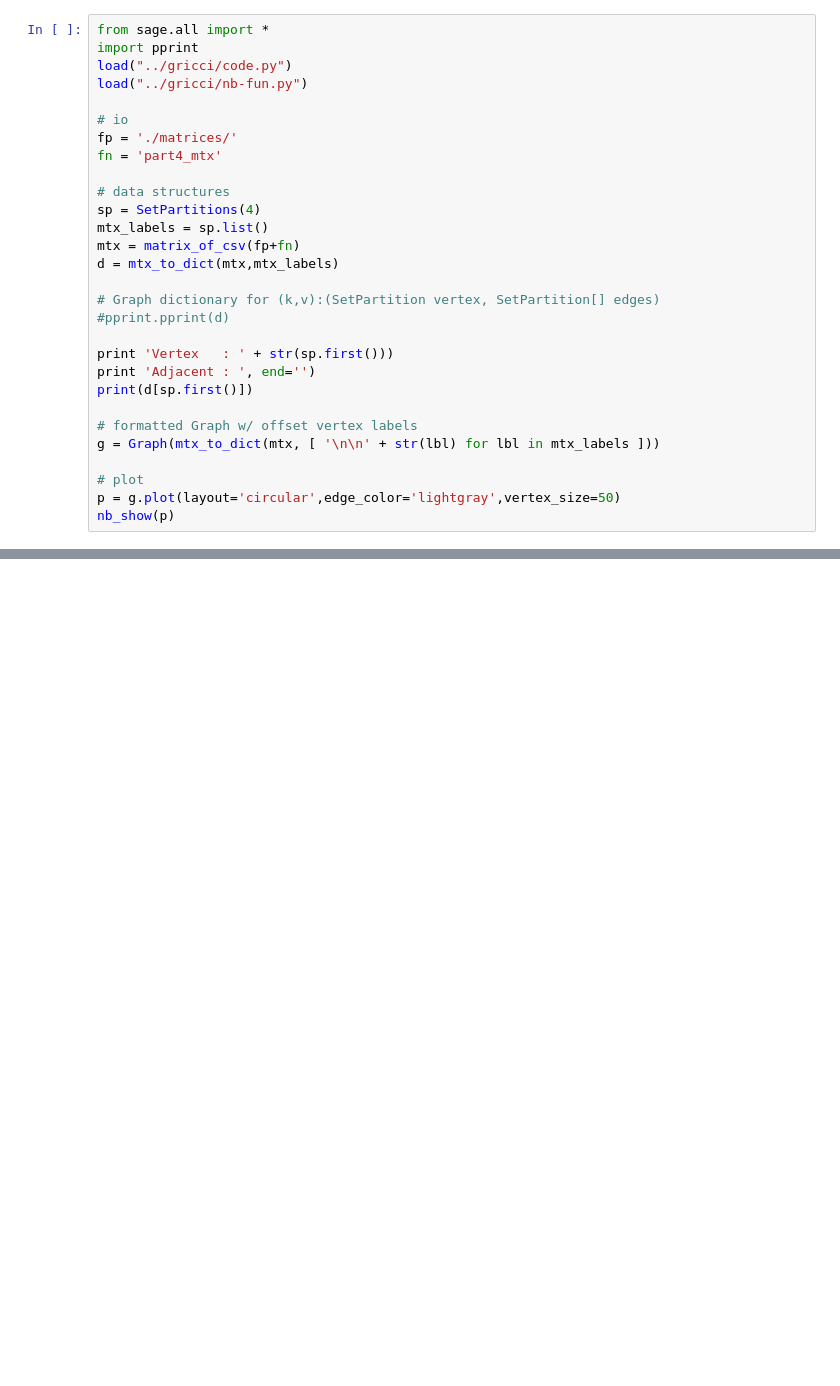
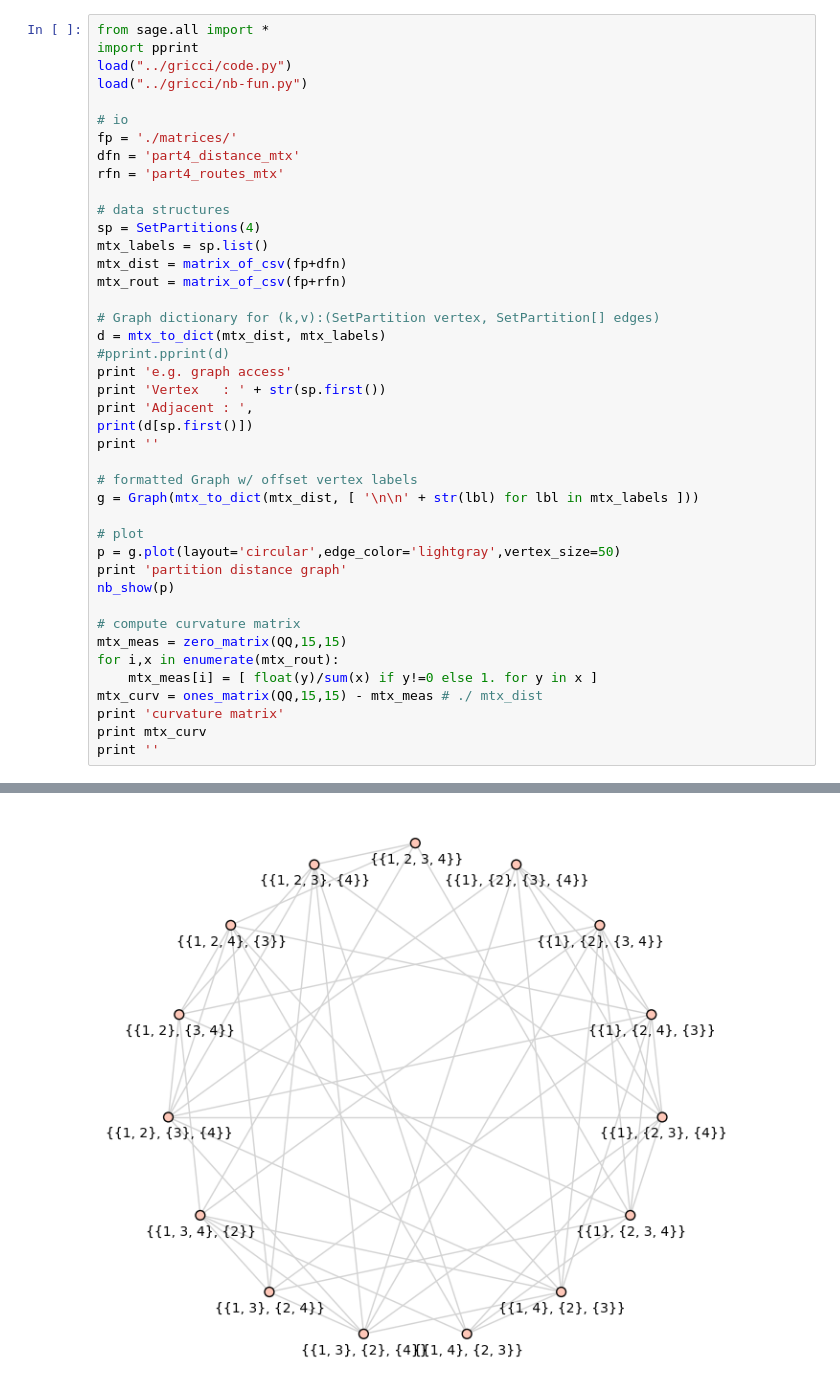
Before and after one commit to matsengrp/curvature, a Jupyter notebook: part-fun.ipynb, the cells around one changed output, grey strips where cells are left out. Cells and saved outputs as stored; diff of their text form; blank space fills up the shorter version.

Commit message:
first stab at partition curvatures

```diff
--- a/part-fun.ipynb
+++ b/part-fun.ipynb
@@ -6,25 +6,38 @@ load("../gricci/nb-fun.py")
 
 # io
 fp = './matrices/'
-fn = 'part4_mtx'
+dfn = 'part4_distance_mtx'
+rfn = 'part4_routes_mtx'
 
 # data structures
 sp = SetPartitions(4)
 mtx_labels = sp.list()
-mtx = matrix_of_csv(fp+fn)
-d = mtx_to_dict(mtx,mtx_labels)
+mtx_dist = matrix_of_csv(fp+dfn)
+mtx_rout = matrix_of_csv(fp+rfn)
 
 # Graph dictionary for (k,v):(SetPartition vertex, SetPartition[] edges)
+d = mtx_to_dict(mtx_dist, mtx_labels)
 #pprint.pprint(d)
-
-print 'Vertex   : ' + str(sp.first()))
-print 'Adjacent : ', end='')
+print 'e.g. graph access'
+print 'Vertex   : ' + str(sp.first())
+print 'Adjacent : ',
 print(d[sp.first()])
+print ''
 
 # formatted Graph w/ offset vertex labels
-g = Graph(mtx_to_dict(mtx, [ '\n\n' + str(lbl) for lbl in mtx_labels ]))
+g = Graph(mtx_to_dict(mtx_dist, [ '\n\n' + str(lbl) for lbl in mtx_labels ]))
 
 # plot
 p = g.plot(layout='circular',edge_color='lightgray',vertex_size=50)
+print 'partition distance graph'
 nb_show(p)
+
+# compute curvature matrix
+mtx_meas = zero_matrix(QQ,15,15)
+for i,x in enumerate(mtx_rout):
+    mtx_meas[i] = [ float(y)/sum(x) if y!=0 else 1. for y in x ]
+mtx_curv = ones_matrix(QQ,15,15) - mtx_meas # ./ mtx_dist
+print 'curvature matrix'
+print mtx_curv
+print ''
 # %% [output]
@@ -31,0 +49 @@ SyntaxError: invalid syntax (<ipython-input-92-451114a3fadb>, line 20)
+[figure, added]
```
Also changed, not shown: parts of 2 cells of this notebook, 2 other files.
